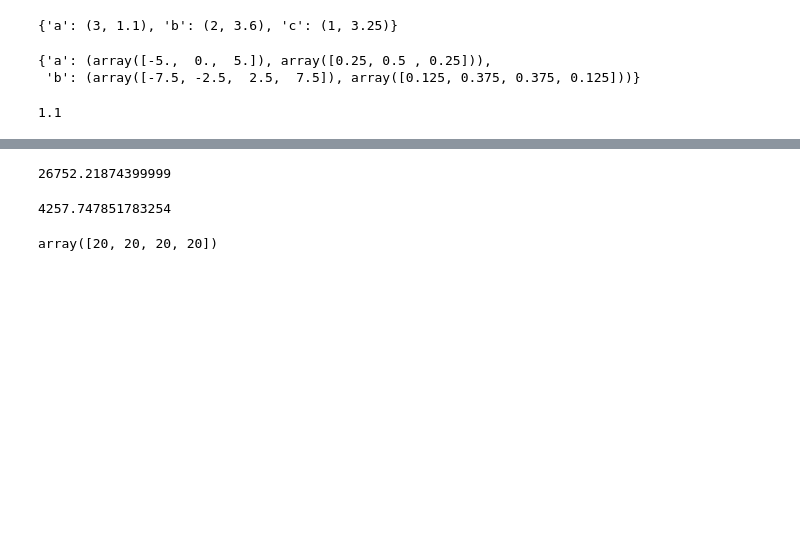
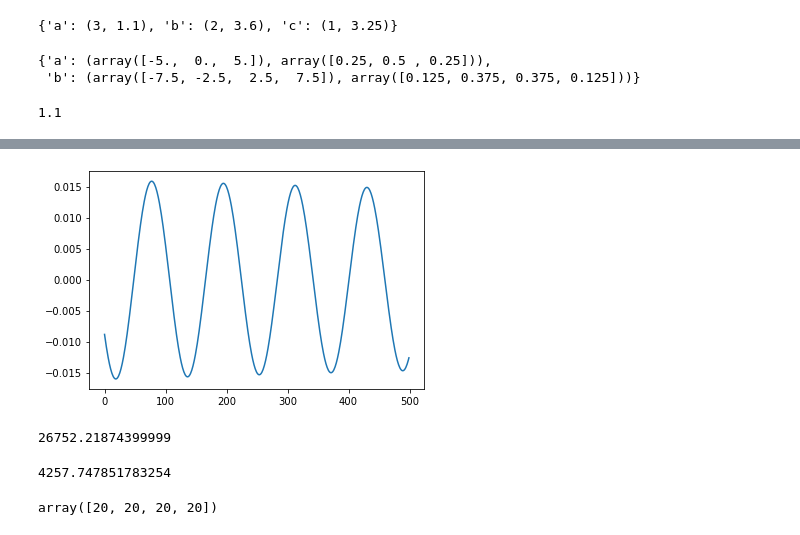
Before and after one commit to sejin8642/ftnmr, a Jupyter notebook: scripts/nb.ipynb, the cells around one changed output, grey strips where cells are left out. Saved outputs shown, nothing was run; the diff lists cells and outputs as text; code cells hidden in the pictures; blank space fills up the shorter version.

```diff
--- a/scripts/nb.ipynb
+++ b/scripts/nb.ipynb
@@ -277,3 +283,5 @@ betaine = molecule(hydrogens=hydrogens, couplings=couplings)
+# %%
+TMS =  molecule(hydrogens=hydrogens, couplings=couplings)
 # %%
 molecules = {
     'A':(ethanol, 0.523),
@@ -376,3 +431,8 @@ B = 10
+# %%
+plt.plot(range(500), 1_000_000*spec.C[4].real[-500:])
+plt.ticklabel_format(style='plain')
+# %% [output]
+[figure, added]
 # %%
 w = pow(10, -6)*shift*gamma*B
 # %%
```
Also changed, not shown: parts of 31 cells of this notebook, 1 other file.
